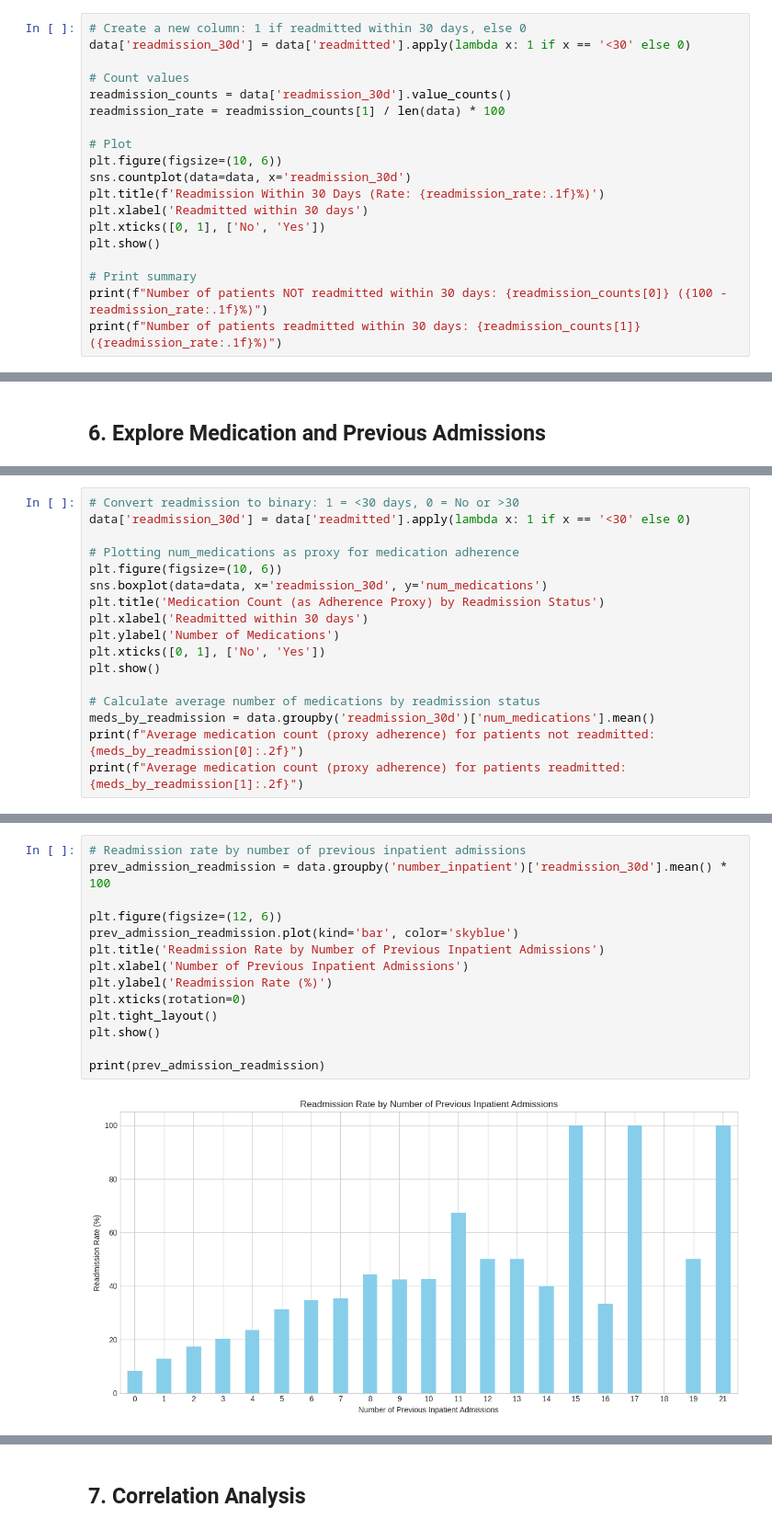
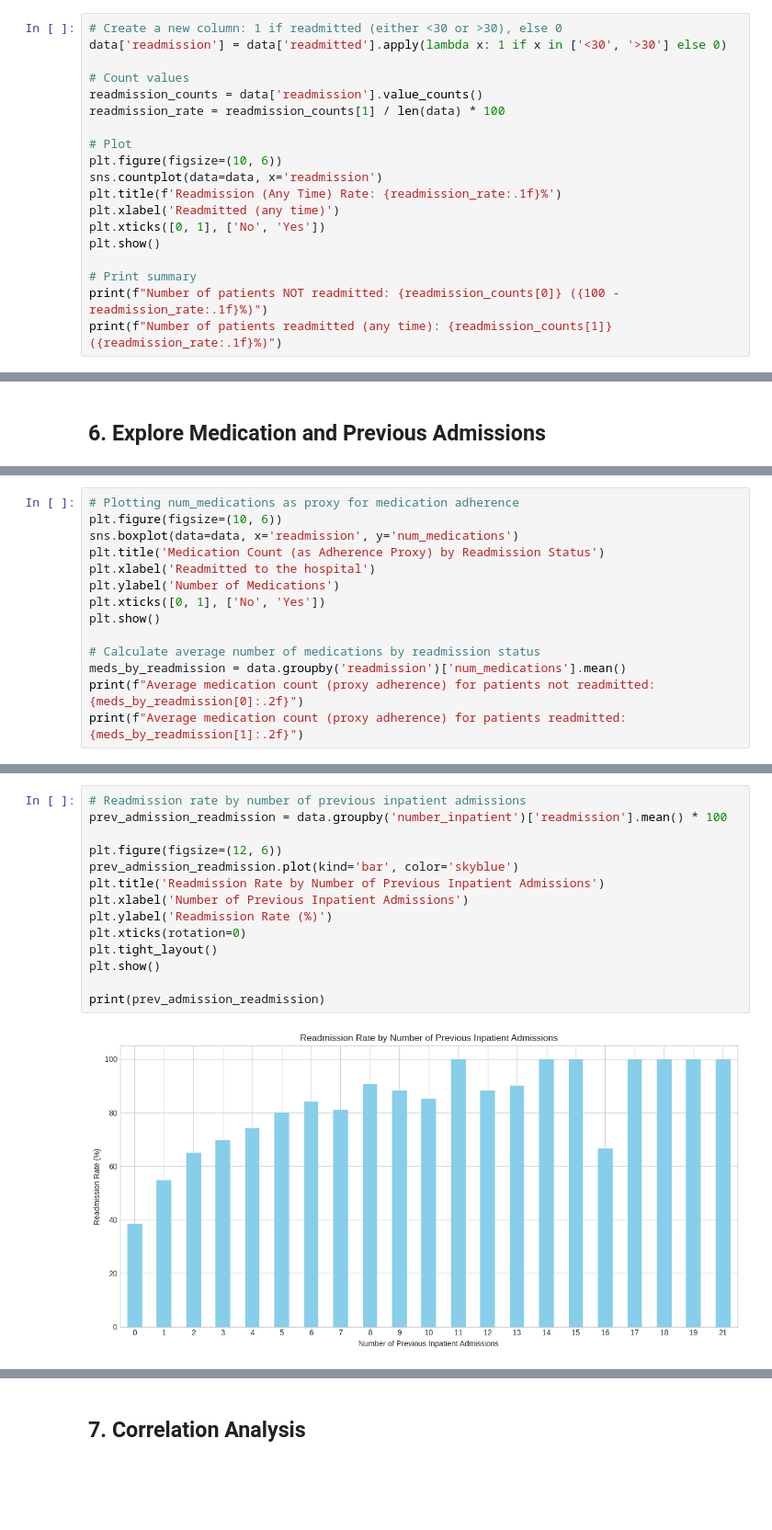
Before and after one commit to Shridhar7-8/Data-Visualization-Project, a Jupyter notebook: notebooks/01_data_exploration.ipynb, the cells around one changed output, grey strips where cells are left out. Shown at 92% size. Cells and saved outputs as stored; diff of their text form; blank space fills up the shorter version.

```diff
--- a/notebooks/01_data_exploration.ipynb
+++ b/notebooks/01_data_exploration.ipynb
@@ -170,22 +170,22 @@ print(high_risk_patients.head())
 # %% [markdown]
 ## 2. Explore Target Variable: 30-Day Readmission
 # %%
-# Create a new column: 1 if readmitted within 30 days, else 0
-data['readmission_30d'] = data['readmitted'].apply(lambda x: 1 if x == '<30' else 0)
+# Create a new column: 1 if readmitted (either <30 or >30), else 0
+data['readmission'] = data['readmitted'].apply(lambda x: 1 if x in ['<30', '>30'] else 0)
 
 # Count values
-readmission_counts = data['readmission_30d'].value_counts()
+readmission_counts = data['readmission'].value_counts()
 readmission_rate = readmission_counts[1] / len(data) * 100
 
 # Plot
 plt.figure(figsize=(10, 6))
-sns.countplot(data=data, x='readmission_30d')
-plt.title(f'Readmission Within 30 Days (Rate: {readmission_rate:.1f}%)')
-plt.xlabel('Readmitted within 30 days')
+sns.countplot(data=data, x='readmission')
+plt.title(f'Readmission (Any Time) Rate: {readmission_rate:.1f}%')
+plt.xlabel('Readmitted (any time)')
 plt.xticks([0, 1], ['No', 'Yes'])
 plt.show()
 
 # Print summary
-print(f"Number of patients NOT readmitted within 30 days: {readmission_counts[0]} ({100 - readmission_rate:.1f}%)")
-print(f"Number of patients readmitted within 30 days: {readmission_counts[1]} ({readmission_rate:.1f}%)")
+print(f"Number of patients NOT readmitted: {readmission_counts[0]} ({100 - readmission_rate:.1f}%)")
+print(f"Number of patients readmitted (any time): {readmission_counts[1]} ({readmission_rate:.1f}%)")
 # %% [output]
@@ -550,18 +534,15 @@ Average medication count for patients readmitted: 16.9
 # %%
-# Convert readmission to binary: 1 = <30 days, 0 = No or >30
-data['readmission_30d'] = data['readmitted'].apply(lambda x: 1 if x == '<30' else 0)
-
 # Plotting num_medications as proxy for medication adherence
 plt.figure(figsize=(10, 6))
-sns.boxplot(data=data, x='readmission_30d', y='num_medications')
+sns.boxplot(data=data, x='readmission', y='num_medications')
 plt.title('Medication Count (as Adherence Proxy) by Readmission Status')
-plt.xlabel('Readmitted within 30 days')
+plt.xlabel('Readmitted to the hospital')
 plt.ylabel('Number of Medications')
 plt.xticks([0, 1], ['No', 'Yes'])
 plt.show()
 
 # Calculate average number of medications by readmission status
-meds_by_readmission = data.groupby('readmission_30d')['num_medications'].mean()
+meds_by_readmission = data.groupby('readmission')['num_medications'].mean()
 print(f"Average medication count (proxy adherence) for patients not readmitted: {meds_by_readmission[0]:.2f}")
 print(f"Average medication count (proxy adherence) for patients readmitted: {meds_by_readmission[1]:.2f}")
 # %% [output]
@@ -589,17 +570,17 @@ Average inpatient admissions for patients readmitted: 1.2
 # %%
 # Readmission rate by number of previous inpatient admissions
-prev_admission_readmission = data.groupby('number_inpatient')['readmission_30d'].mean() * 100
+prev_admission_readmission = data.groupby('number_inpatient')['readmission'].mean() * 100
 
 plt.figure(figsize=(12, 6))
 prev_admission_readmission.plot(kind='bar', color='skyblue')
 plt.title('Readmission Rate by Number of Previous Inpatient Admissions')
 plt.xlabel('Number of Previous Inpatient Admissions')
 plt.ylabel('Readmission Rate (%)')
 plt.xticks(rotation=0)
 plt.tight_layout()
 plt.show()
 
 print(prev_admission_readmission)
 # %% [output]
-[figure, old version]
+[figure, new version]
 number_inpatient
```
Also changed, not shown: parts of 15 cells of this notebook.
